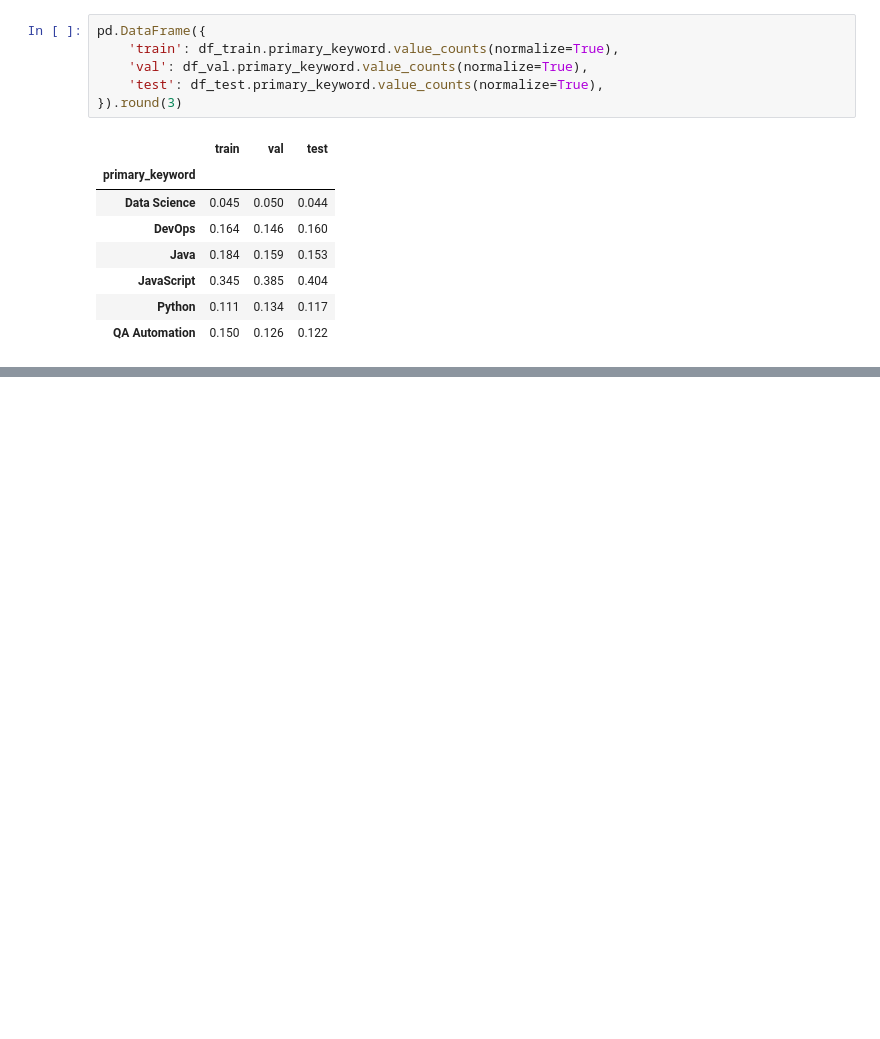
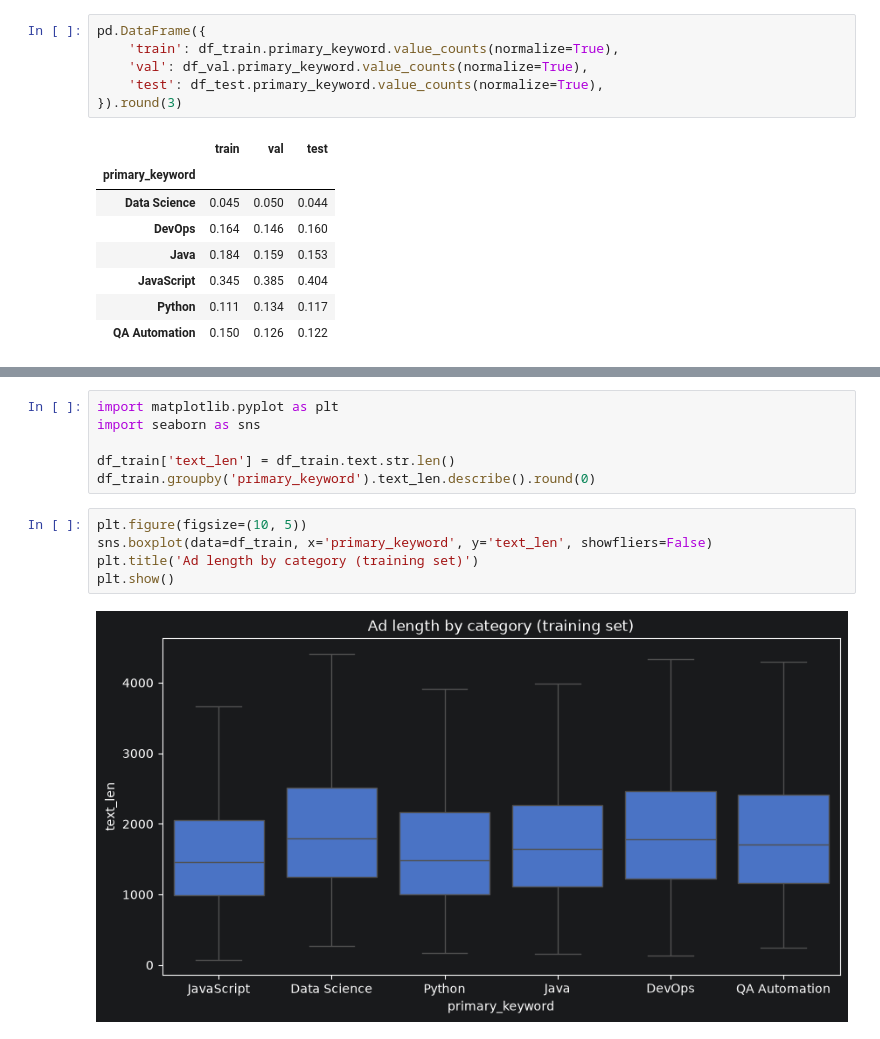
Before and after one commit to HubDev-AI/job-category-classifier, a Jupyter notebook: notebook.ipynb, the cells around one changed output, grey strips where cells are left out. Cells and saved outputs as stored; diff of their text form; blank space fills up the shorter version.

Commit message:
Explore the training ads: length, English level, experience and characteristic words
Signed-off-by: Vladimir Trifonov <trifonov.dev@gmail.com>

```diff
--- a/notebook.ipynb
+++ b/notebook.ipynb
@@ -295,0 +291,13 @@ pd.DataFrame({
+# %%
+import matplotlib.pyplot as plt
+import seaborn as sns
+
+df_train['text_len'] = df_train.text.str.len()
+df_train.groupby('primary_keyword').text_len.describe().round(0)
+# %%
+plt.figure(figsize=(10, 5))
+sns.boxplot(data=df_train, x='primary_keyword', y='text_len', showfliers=False)
+plt.title('Ad length by category (training set)')
+plt.show()
+# %% [output]
+[figure, added]
```
Also changed, not shown: parts of 26 cells of this notebook.
